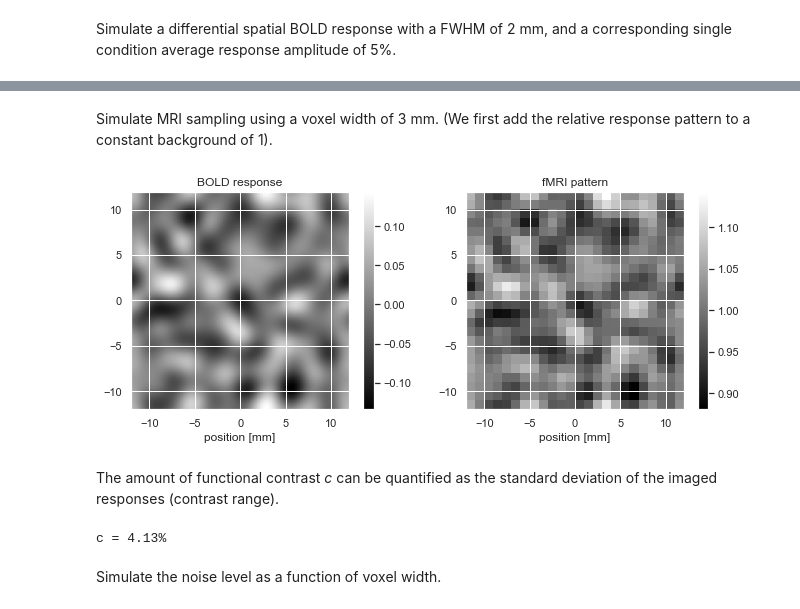
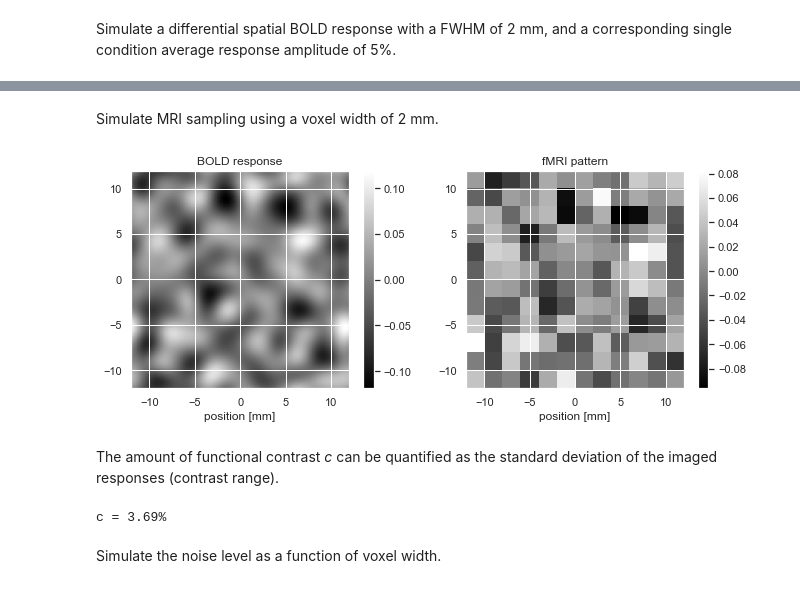
Before and after one commit to dchaimow/columnsfmri, a Jupyter notebook: columnsfmri.ipynb, the cells around one changed output, grey strips where cells are left out. Drawn from its saved outputs; the diff is of its cells as text; code cells hidden in the pictures.

```diff
--- a/columnsfmri.ipynb
+++ b/columnsfmri.ipynb
@@ -43,20 +43,20 @@ sim.plotPattern(boldPattern,title='BOLD response',ax=axes[1])
 # %% [markdown]
-Simulate MRI sampling using a voxel width of 3 mm. (We first add the relative response pattern to a constant background of 1).
+Simulate MRI sampling using a voxel width of 2 mm.
 # %%
-w = 1
-mriPattern = sim.mri(w,1+boldPattern)
+w = 2
+mriPattern = sim.mri(w,boldPattern)
 fig,axes = plt.subplots(1,2,figsize=(11,4))
 sim.plotPattern(boldPattern,title='BOLD response',ax=axes[0])
 sim.plotPattern(mriPattern,title='fMRI pattern',ax=axes[1])
 # %% [output]
-[figure, old version]
+[figure, new version]
 # %% [markdown]
 The amount of functional contrast _c_ can be quantified as the standard deviation of the imaged responses (contrast range).
 # %%
 c = np.std(mriPattern)
 print('c = %.2f%%' % (100*c))
 # %% [output]
-c = 4.13%
+c = 3.69%
 # %% [markdown]
 Simulate the noise level as a function of voxel width.
 # %%
```
Also changed, not shown: parts of 8 cells of this notebook, 14 other files.
